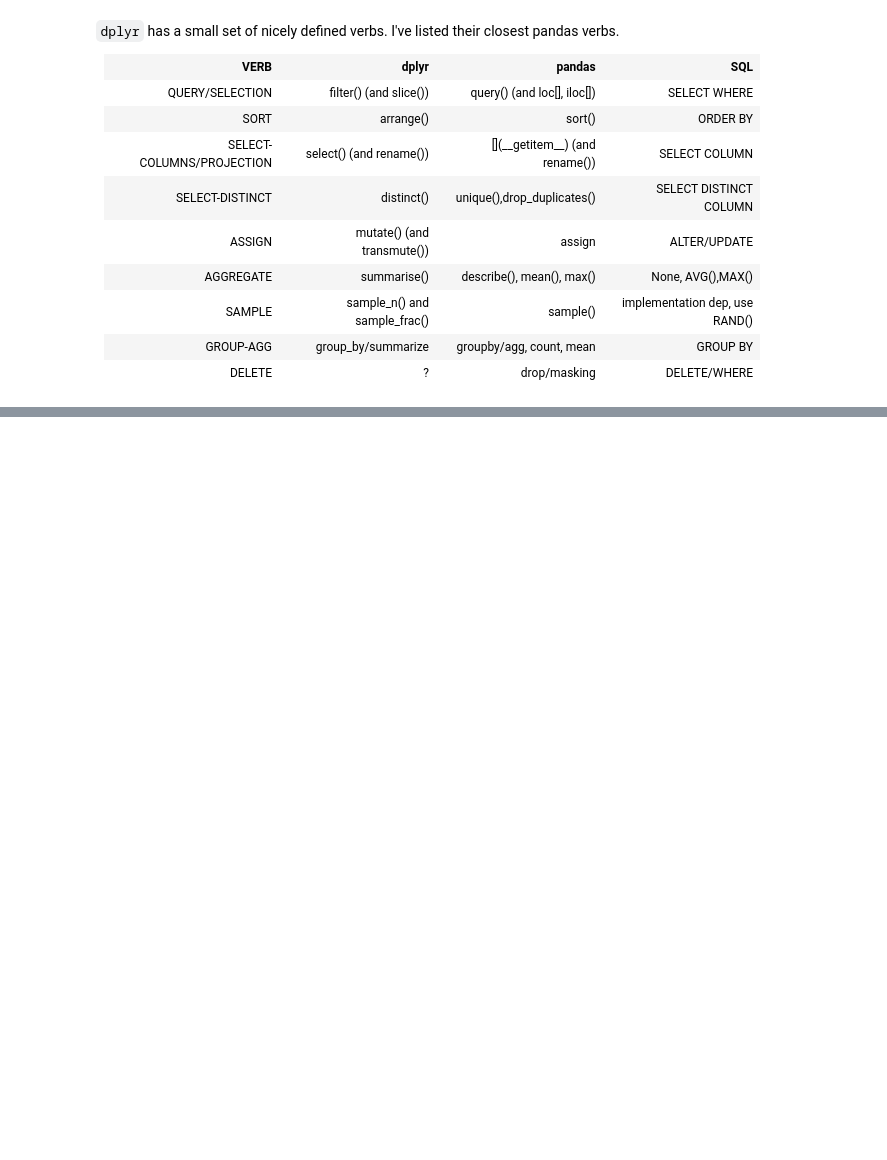
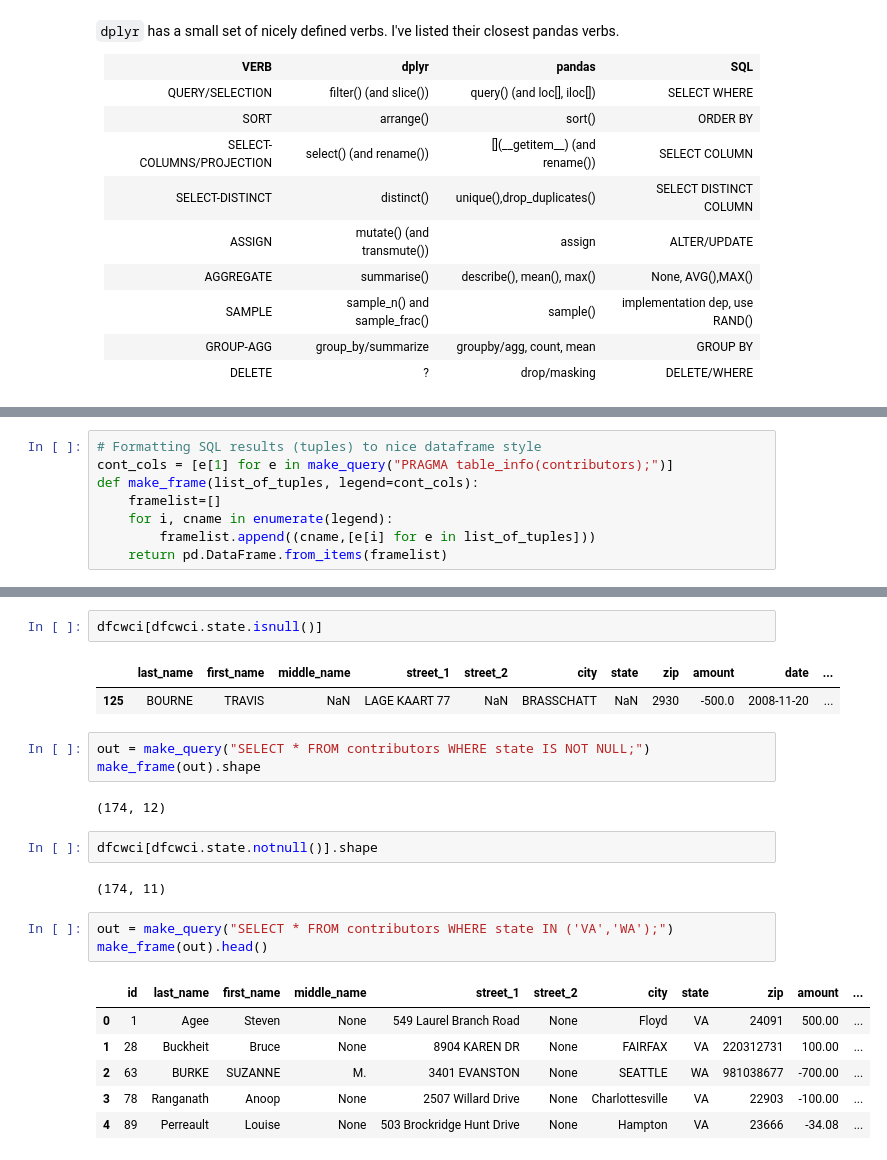
Before and after one commit to suyashSax/CS-109, a Jupyter notebook: Week 3/Lec 4 - Pandas and SQL.ipynb, the cells around one changed output, grey strips where cells are left out. Cells and saved outputs as stored; diff of their text form; blank space fills up the shorter version.

```diff
--- a/Week 3/Lec 4 - Pandas and SQL.ipynb
+++ b/Week 3/Lec 4 - Pandas and SQL.ipynb
@@ -303,0 +333,8 @@ See https://gist.github.com/TomAugspurger/6e052140eaa5fdb6e8c0/ which has a comp
+# %%
+# Formatting SQL results (tuples) to nice dataframe style
+cont_cols = [e[1] for e in make_query("PRAGMA table_info(contributors);")]
+def make_frame(list_of_tuples, legend=cont_cols):
+    framelist=[]
+    for i, cname in enumerate(legend):
+        framelist.append((cname,[e[i] for e in list_of_tuples]))
+    return pd.DataFrame.from_items(framelist)
@@ -303,0 +359,24 @@ See https://gist.github.com/TomAugspurger/6e052140eaa5fdb6e8c0/ which has a comp
+# %%
+dfcwci[dfcwci.state.isnull()]
+# %% [output]
+|  | last_name | first_name | middle_name | street_1 | street_2 | city | state | zip | amount | date | ... |
+| 125 | BOURNE | TRAVIS | NaN | LAGE KAART 77 | NaN | BRASSCHATT | NaN | 2930 | -500.0 | 2008-11-20 | ... |
+# %%
+out = make_query("SELECT * FROM contributors WHERE state IS NOT NULL;")
+make_frame(out).shape
+# %% [output]
+(174, 12)
+# %%
+dfcwci[dfcwci.state.notnull()].shape
+# %% [output]
+(174, 11)
+# %%
+out = make_query("SELECT * FROM contributors WHERE state IN ('VA','WA');")
+make_frame(out).head()
+# %% [output]
+|  | id | last_name | first_name | middle_name | street_1 | street_2 | city | state | zip | amount | ... |
+| 0 | 1 | Agee | Steven | None | 549 Laurel Branch Road | None | Floyd | VA | 24091 | 500.00 | ... |
+| 1 | 28 | Buckheit | Bruce | None | 8904 KAREN DR | None | FAIRFAX | VA | 220312731 | 100.00 | ... |
+| 2 | 63 | BURKE | SUZANNE | M. | 3401 EVANSTON | None | SEATTLE | WA | 981038677 | -700.00 | ... |
+| 3 | 78 | Ranganath | Anoop | None | 2507 Willard Drive | None | Charlottesville | VA | 22903 | -100.00 | ... |
+| 4 | 89 | Perreault | Louise | None | 503 Brockridge Hunt Drive | None | Hampton | VA | 23666 | -34.08 | ... |
```
Also changed, not shown: parts of 67 cells of this notebook, 2 other files.
